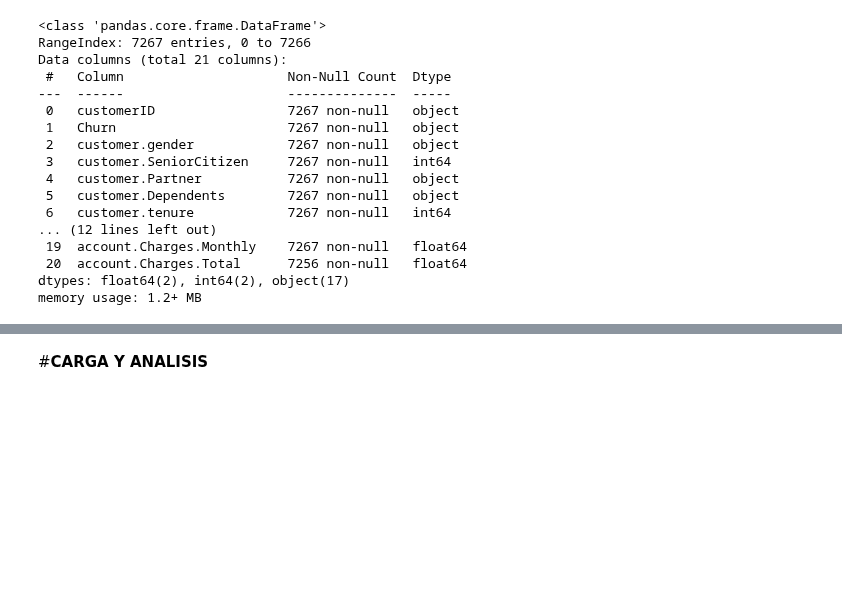
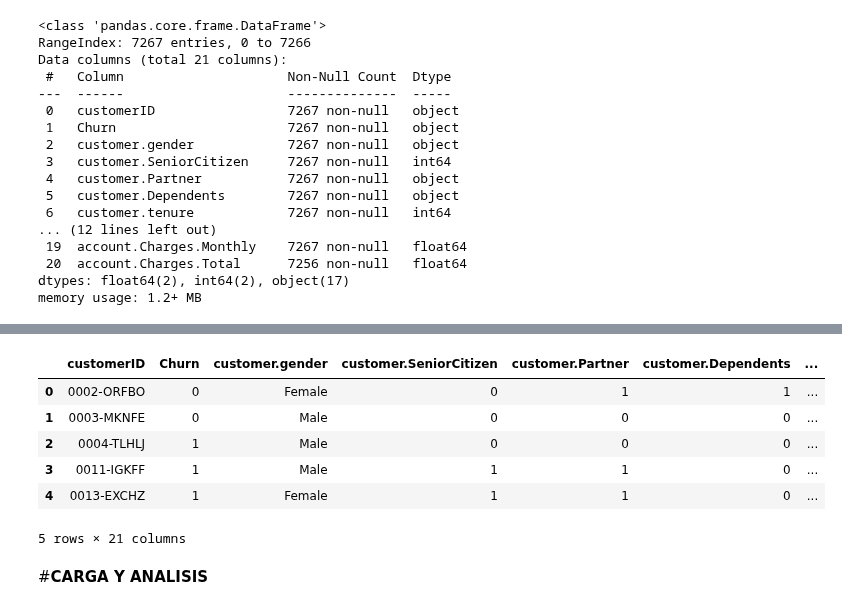
Before and after one commit to Ivan8Garcia/challenge-data-science, a Jupyter notebook: CHALLENGE_TELECOMX_LATAM.ipynb, the cells around one changed output, grey strips where cells are left out. Saved outputs shown, nothing was run; the diff lists cells and outputs as text; code cells hidden in the pictures; blank space fills up the shorter version.

```diff
--- a/CHALLENGE_TELECOMX_LATAM.ipynb
+++ b/CHALLENGE_TELECOMX_LATAM.ipynb
@@ -214,0 +213,41 @@ memory usage: 1.2+ MB
+# %%
+# prompt: En esta etapa del desafío TelecomX, todavía estamos enfocados en el análisis exploratorio y descriptivo de los datos, por lo que puedes dejar las columnas "yes/no" como variables categóricas si vas a analizarlas por frecuencias, proporciones o visualizar sus relaciones con otras variables.
+# Sin embargo, te adelanto que más adelante vamos a construir modelos predictivos. Para eso, generalmente es útil convertir esas columnas "yes/no" en valores booleanos (True/False o 1/0), ya que muchos algoritmos de machine learning requieren variables numéricas para poder procesarlas.
+# Entonces, una buena estrategia es:
+# Durante el análisis exploratorio, puedes trabajar con ellas como categóricas si eso te resulta más claro para interpretar los datos.,
+# Pero al preparar los datos para modelado (más adelante), será importante transformarlas a formato numérico, como booleano o binario.,
+# Si prefieres, ya puedes hacer esa transformación desde ahora (por ejemplo, reemplazar "Yes" por 1 y "No" por 0), y seguir trabajando normalmente. Solo asegúrate de documentar lo que hiciste para no perder el rastro de los cambios
+
+# Mapear 'Yes' a 1 y 'No' a 0 en las columnas relevantes
+# Identificar las columnas que contienen 'Yes'/'No'.
+# Basado en la estructura de los datos y nombres de columnas:
+cols_to_map = [
+    'Churn',
+    'customer.Partner',
+    'customer.Dependents',
+    'phone.MultipleLines', # Esta podría tener 'No phone service' también, mapearemos 'Yes'/'No' y dejaremos el resto.
+    'internet.OnlineSecurity',
+    'internet.OnlineBackup',
+    'internet.DeviceProtection',
+    'internet.TechSupport',
+    'internet.StreamingTV',
+    'internet.StreamingMovies',
+    'account.PaperlessBilling'
+]
+
+for col in cols_to_map:
+    # Usar replace para manejar solo 'Yes' y 'No', manteniendo otros valores si existen (como 'No phone service')
+    datos_normalizado[col] = datos_normalizado[col].replace({'Yes': 1, 'No': 0})
+
+# Para la columna 'customer.SeniorCitizen', parece ser 0/1 directamente, pero si tuviera 'Yes'/'No', se aplicaría el mismo mapeo.
+# Vamos a verificar sus valores únicos por si acaso
+print("\nValores únicos en 'customer.SeniorCitizen' después de la posible transformación:")
+print(datos_normalizado['customer.SeniorCitizen'].unique())
+
+# Verificar los cambios en las columnas mapeadas
+print("\nPrimeras filas después de mapear 'Yes'/'No' a 1/0:")
+print(datos_normalizado[cols_to_map].head())
+
+# Información final para confirmar los tipos de datos
+print("\nInformación del DataFrame después de mapear 'Yes'/'No':")
+datos_normalizado.info()
@@ -214,0 +272,10 @@ memory usage: 1.2+ MB
+# %%
+datos_normalizado.head()
+# %% [output]
+|  | customerID | Churn | customer.gender | customer.SeniorCitizen | customer.Partner | customer.Dependents | ... |
+| 0 | 0002-ORFBO | 0 | Female | 0 | 1 | 1 | ... |
+| 1 | 0003-MKNFE | 0 | Male | 0 | 0 | 0 | ... |
+| 2 | 0004-TLHLJ | 1 | Male | 0 | 0 | 0 | ... |
+| 3 | 0011-IGKFF | 1 | Male | 1 | 1 | 0 | ... |
+| 4 | 0013-EXCHZ | 1 | Female | 1 | 1 | 0 | ... |
+5 rows × 21 columns
```
Also changed, not shown: parts of 4 cells of this notebook.
